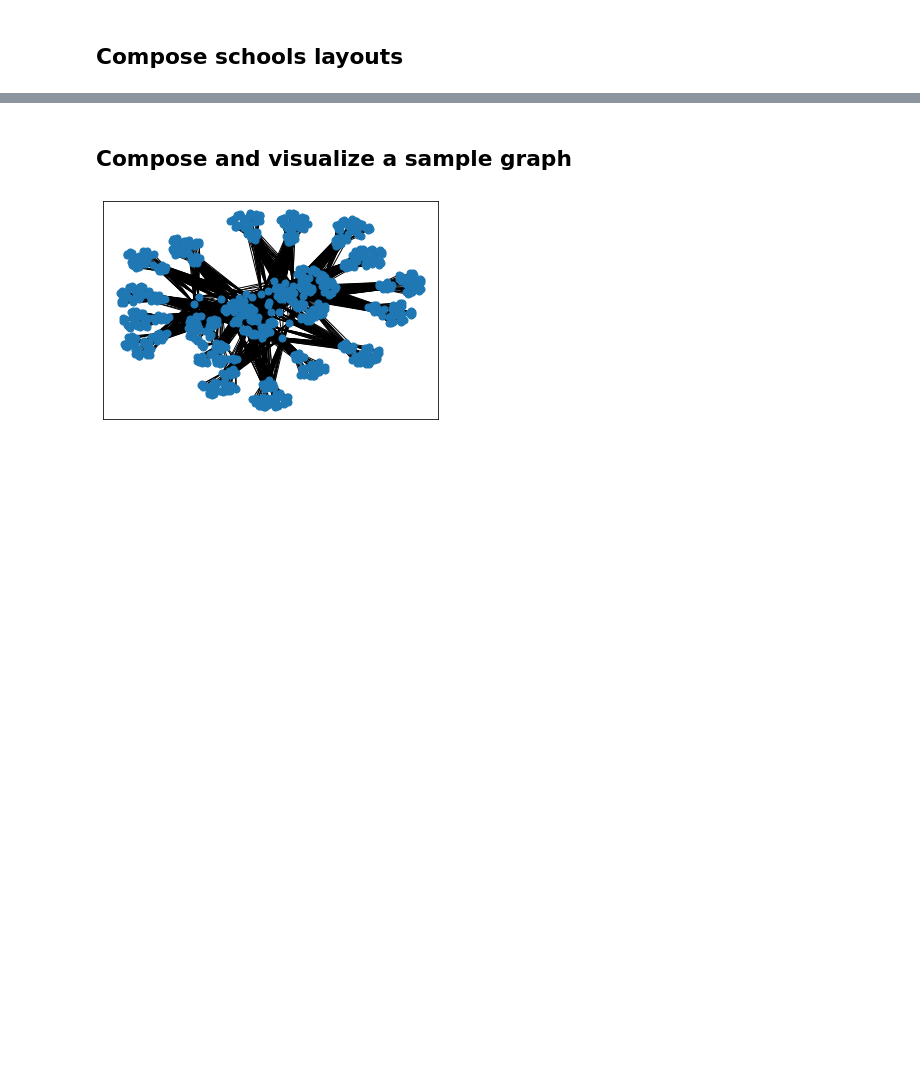
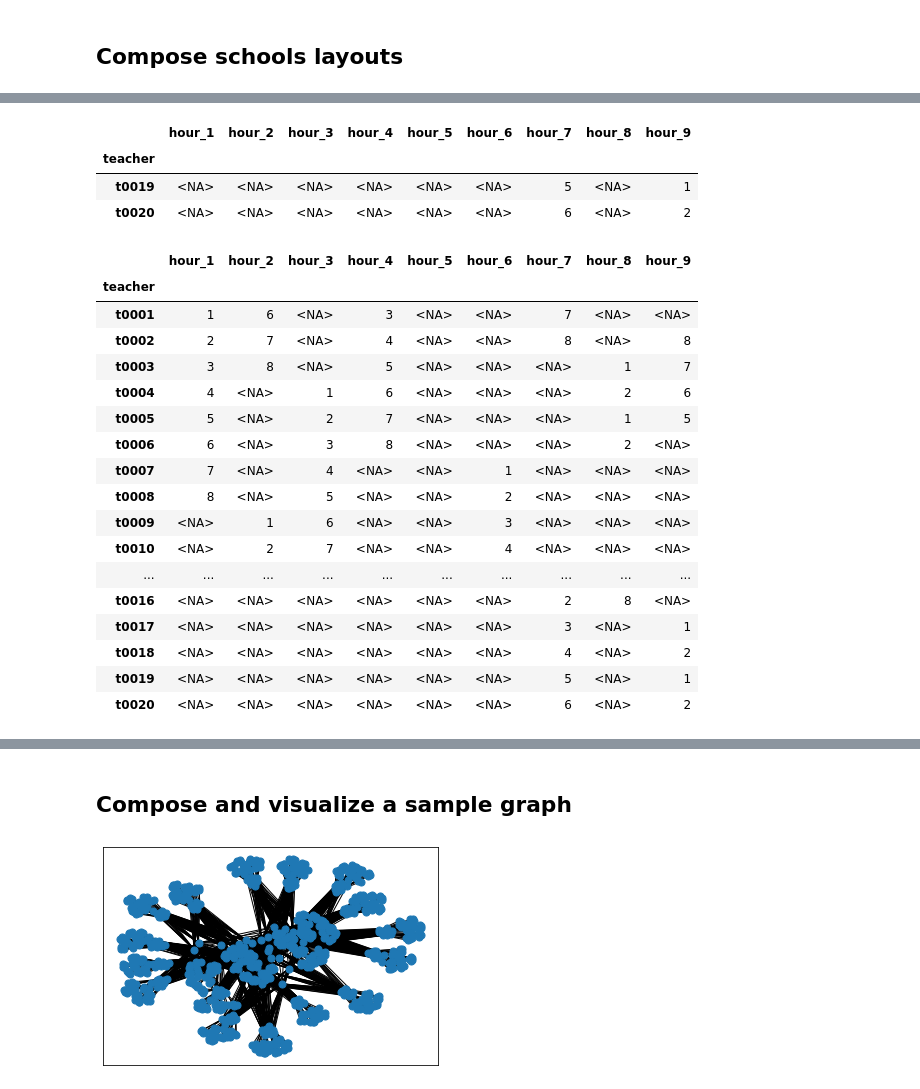
Before and after one commit to JanaLasser/agent_based_COVID_SEIRX, a Jupyter notebook: school/construct_school_network.ipynb, the cells around one changed output, grey strips where cells are left out. Drawn from its saved outputs; the diff is of its cells as text; code cells hidden in the pictures; blank space fills up the shorter version.

```diff
--- a/school/construct_school_network.ipynb
+++ b/school/construct_school_network.ipynb
@@ -301,0 +362,31 @@ IntProgress(value=0, max=50)
+# %%
+teacher_schedule.loc[2][18:20]
+# %% [output]
+|  | hour_1 | hour_2 | hour_3 | hour_4 | hour_5 | hour_6 | hour_7 | hour_8 | hour_9 |
+| teacher |  |  |  |  |  |  |  |  |  |
+| t0019 | <NA> | <NA> | <NA> | <NA> | <NA> | <NA> | 5 | <NA> | 1 |
+| t0020 | <NA> | <NA> | <NA> | <NA> | <NA> | <NA> | 6 | <NA> | 2 |
+# %%
+tschedule_1 = csn.generate_teacher_schedule_secondary_daycare(8)
+tschedule_2 = csn.generate_teacher_schedule_secondary_daycare(8)
+# %%
+tschedule_1.loc[1]
+# %% [output]
+|  | hour_1 | hour_2 | hour_3 | hour_4 | hour_5 | hour_6 | hour_7 | hour_8 | hour_9 |
+| teacher |  |  |  |  |  |  |  |  |  |
+| t0001 | 1 | 6 | <NA> | 3 | <NA> | <NA> | 7 | <NA> | <NA> |
+| t0002 | 2 | 7 | <NA> | 4 | <NA> | <NA> | 8 | <NA> | 8 |
+| t0003 | 3 | 8 | <NA> | 5 | <NA> | <NA> | <NA> | 1 | 7 |
+| t0004 | 4 | <NA> | 1 | 6 | <NA> | <NA> | <NA> | 2 | 6 |
+| t0005 | 5 | <NA> | 2 | 7 | <NA> | <NA> | <NA> | 1 | 5 |
+| t0006 | 6 | <NA> | 3 | 8 | <NA> | <NA> | <NA> | 2 | <NA> |
+| t0007 | 7 | <NA> | 4 | <NA> | <NA> | 1 | <NA> | <NA> | <NA> |
+| t0008 | 8 | <NA> | 5 | <NA> | <NA> | 2 | <NA> | <NA> | <NA> |
+| t0009 | <NA> | 1 | 6 | <NA> | <NA> | 3 | <NA> | <NA> | <NA> |
+| t0010 | <NA> | 2 | 7 | <NA> | <NA> | 4 | <NA> | <NA> | <NA> |
+| ... | ... | ... | ... | ... | ... | ... | ... | ... | ... |
+| t0016 | <NA> | <NA> | <NA> | <NA> | <NA> | <NA> | 2 | 8 | <NA> |
+| t0017 | <NA> | <NA> | <NA> | <NA> | <NA> | <NA> | 3 | <NA> | 1 |
+| t0018 | <NA> | <NA> | <NA> | <NA> | <NA> | <NA> | 4 | <NA> | 2 |
+| t0019 | <NA> | <NA> | <NA> | <NA> | <NA> | <NA> | 5 | <NA> | 1 |
+| t0020 | <NA> | <NA> | <NA> | <NA> | <NA> | <NA> | 6 | <NA> | 2 |
```
Also changed, not shown: parts of 34 cells of this notebook.
